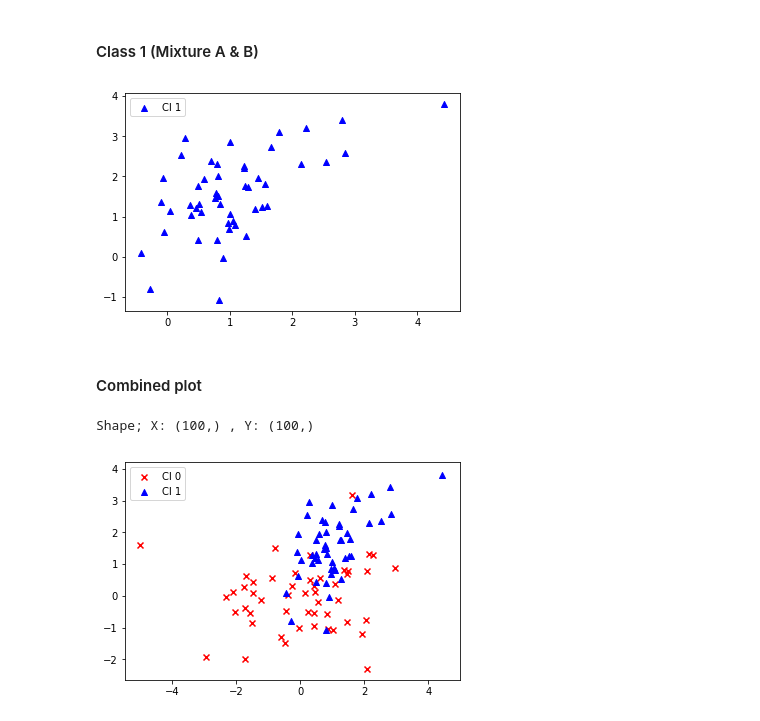
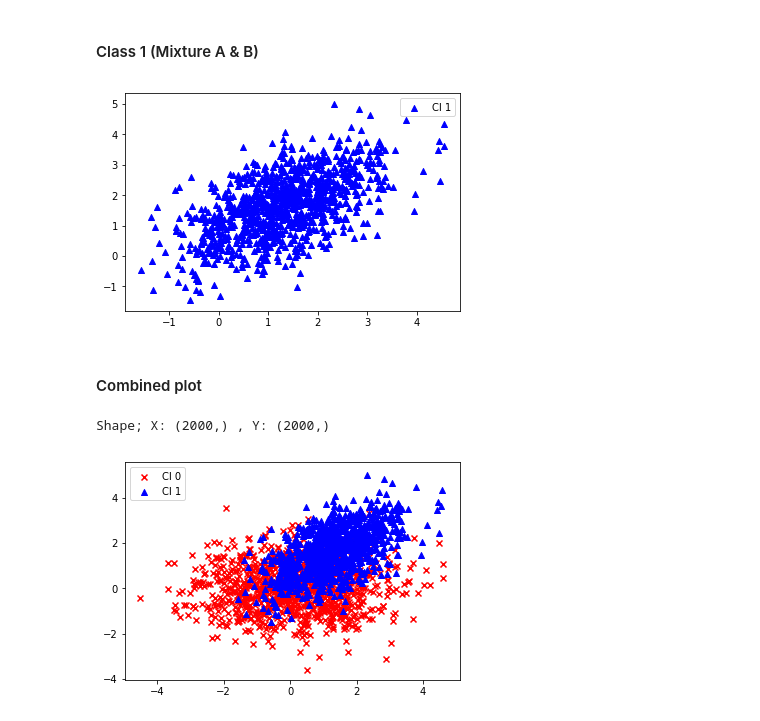
Before and after one commit to karmarv/mlearn, a Jupyter notebook: ml-h/h1-logreg.ipynb, the cells around one changed output. Saved outputs shown, nothing was run; the diff lists cells and outputs as text; code cells hidden in the pictures.

```diff
--- a/ml-h/h1-logreg.ipynb
+++ b/ml-h/h1-logreg.ipynb
@@ -6,6 +6,9 @@
 import numpy as np
 from math import *
 import matplotlib.pyplot as plt
+from matplotlib import cm
+from mpl_toolkits.mplot3d import Axes3D
+
 from scipy.stats import norm
 from IPython.display import Image, display, Math, Latex
 
@@ -14,7 +17,7 @@ from IPython.display import Image, display, Math, Latex
 %config IPCompleter.greedy=True
 
 # Params
-n_inpoints = 100
+n_inpoints = 2000
 
 # Functions
 # %% [markdown]
@@ -45,47 +49,51 @@ lmb1a1 = 2
 lmb1a2 = 1/4
 m1a = (-2, 1)
 cov1a = [[(cos(theta1a))**2,    cos(theta1a)*sin(theta1a)],
          [(sin(theta1a))*cos(theta1a), (sin(theta1a))**2]]
 cov2a = [[(sin(theta1a))**2,    -(cos(theta1a)*sin(theta1a))],
          [-(cos(theta1a)*sin(theta1a)), (cos(theta1a))**2]]
 cov1a = lmb1a1*np.matrix(cov1a) + lmb1a2*np.matrix(cov2a)
+cov1a_det = np.linalg.det(cov1a)
 x1a, y1a = np.random.multivariate_normal(m1a, cov1a, int(n_inpoints/2)).T
+
 #print('Shape: ',x1a.shape,', ',y1a.shape,', ',cov1a)
 
 # Mixture B
 theta1b = pi/4
 lmb1b1 = 3
 lmb1b2 = 1
 m1b = (3, 2)
 cov1b = [[(cos(theta1b))**2,    cos(theta1b)*sin(theta1b)],
          [(sin(theta1b))*cos(theta1b), (sin(theta1b))**2]]
 cov2b = [[(sin(theta1b))**2,    -(cos(theta1b)*sin(theta1b))],
          [-(cos(theta1b)*sin(theta1b)), (cos(theta1b))**2]]
 cov1b = lmb1b1*np.matrix(cov1b) + lmb1b2*np.matrix(cov2b)
+cov1b_det = np.linalg.det(cov1b)
 x1b, y1b = np.random.multivariate_normal(m1b, cov1b, int(n_inpoints/2)).T
 #print('Shape: ',x1b.shape,', ',y1b.shape,', ',cov1b)
 
 # Class 1 (A * 0.33 +B * 0.66)
 y1 = np.array(y1a)* (1 / 3)+np.array(y1b)* (2 / 3)
 x1 = np.array(x1a)* (1 / 3)+np.array(x1b)* (2 / 3)
 plt.scatter(x1, y1, color = 'b',marker='^', label = 'Cl 1')
 plt.legend()
 plt.show()
 # %% [output]
-[figure, old version]
+[figure, new version]
 # %% [markdown]
 #### Combined plot
 # %%
 x = np.concatenate((x0, x1))
 y = np.concatenate((y0, y1))
+
 print('Shape; X:',x.shape,', Y:',y.shape)
 plt.scatter(x0, y0, color = 'r',marker='x', label = 'Cl 0')
 plt.scatter(x1, y1, color = 'b',marker='^', label = 'Cl 1')
 plt.legend()
 plt.show()
 # %% [output]
-Shape; X: (100,) , Y: (100,)
+Shape; X: (2000,) , Y: (2000,)
-[figure, old version]
+[figure, new version]
 # %% [markdown]
 ### 2. MAP
 
```
Also changed, not shown: parts of 9 cells of this notebook.
